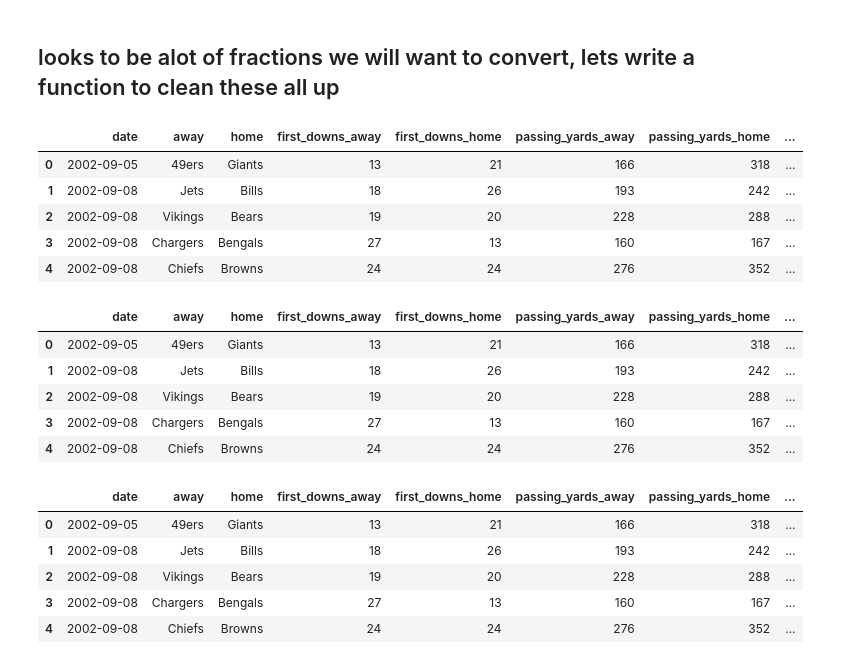
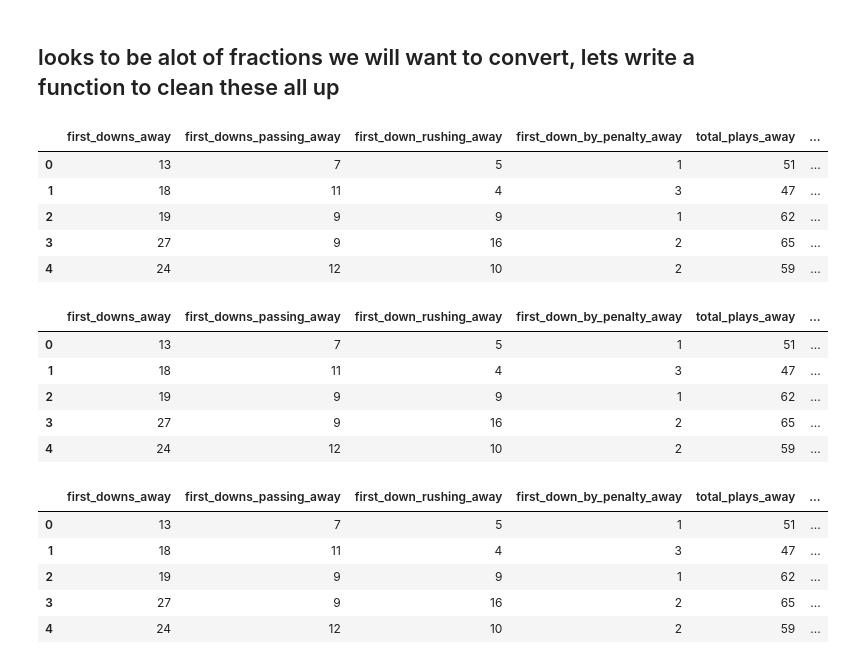
Before and after one commit to lawson-roberts/nfl_statistics, a Jupyter notebook: cleaning_nfl_dataset.ipynb, the cells around one changed output. Cells and saved outputs as stored; diff of their text form; code cells hidden in the pictures.

```diff
--- a/cleaning_nfl_dataset.ipynb
+++ b/cleaning_nfl_dataset.ipynb
@@ -6,6 +6,8 @@ import numpy as np
 # %%
 pd.set_option('display.max_columns', None)
 
-df = pd.read_csv('data/nfl_dataset_2002-2019week6.csv')
-df.head()
+#df = pd.read_csv('data/nfl_dataset_2002-2019week6.csv')
+df = pd.read_csv('data/nfl_historical_game_detail.csv')
+# df = df.drop(columns='Unnamed: 0')
+df.info()
 # %% [output]
@@ -36,21 +58,21 @@ def convert_fraction(column_name, new_column_name):
     df.drop(columns =[column_name, 'numerator', 'denominator'], inplace = True)
     return df
 # %%
-df = convert_fraction("third_downs_away", "third_down_conversion")
-df = convert_fraction("third_downs_home", "third_downs_home_conversion")
-df = convert_fraction("fourth_downs_away", "fourth_downs_away_conversion")
-df = convert_fraction("fourth_downs_home", "fourth_downs_home_conversion")
-df = convert_fraction("comp_att_away", "comp_att_away_conversion")
-df = convert_fraction("comp_att_home", "comp_att_home_conversion")
+df = convert_fraction("third_down_away", "third_down_away")
+df = convert_fraction("third_down_home", "third_down_home")
+df = convert_fraction("fourth_down_away", "fourth_down_away")
+df = convert_fraction("fourth_down_home", "fourth_down_home")
+df = convert_fraction("comp_att_away", "comp_att_away")
+df = convert_fraction("comp_att_home", "comp_att_home")
 df = df.fillna(0)
 df.head()
 # %% [output]
-|  | date | away | home | first_downs_away | first_downs_home | passing_yards_away | passing_yards_home | ... |
-| 0 | 2002-09-05 | 49ers | Giants | 13 | 21 | 166 | 318 | ... |
-| 1 | 2002-09-08 | Jets | Bills | 18 | 26 | 193 | 242 | ... |
-| 2 | 2002-09-08 | Vikings | Bears | 19 | 20 | 228 | 288 | ... |
-| 3 | 2002-09-08 | Chargers | Bengals | 27 | 13 | 160 | 167 | ... |
-| 4 | 2002-09-08 | Chiefs | Browns | 24 | 24 | 276 | 352 | ... |
+|  | first_downs_away | first_downs_passing_away | first_down_rushing_away | first_down_by_penalty_away | total_plays_away | ... |
+| 0 | 13 | 7 | 5 | 1 | 51 | ... |
+| 1 | 18 | 11 | 4 | 3 | 47 | ... |
+| 2 | 19 | 9 | 9 | 1 | 62 | ... |
+| 3 | 27 | 9 | 16 | 2 | 65 | ... |
+| 4 | 24 | 12 | 10 | 2 | 59 | ... |
 # %%
 def convert_att_yards(column_name):
     # new data frame with split value columns
@@ -72,10 +94,10 @@ def convert_att_yards(column_name):
     return df
 # %%
 ## need to clean a few other variables that are being treated as str's
-df = convert_att_yards("sacks_away")
-df = convert_att_yards("sacks_home")
-df = convert_att_yards("penalties_away")
-df = convert_att_yards("penalties_home")
+df = convert_att_yards("sack_yards_lost_away")
+df = convert_att_yards("sack_yards_lost_home")
+df = convert_att_yards("penalty_away")
+df = convert_att_yards("penalty_home")
 
 ## change possession into float
 df['possession_away'] = df['possession_away'].str.replace(':', '.')
@@ -84,21 +106,21 @@ df['possession_away'] = df['possession_away'].astype(float)
 df['possession_home'] = df['possession_home'].astype(float)
 df.head()
 # %% [output]
-|  | date | away | home | first_downs_away | first_downs_home | passing_yards_away | passing_yards_home | ... |
-| 0 | 2002-09-05 | 49ers | Giants | 13 | 21 | 166 | 318 | ... |
-| 1 | 2002-09-08 | Jets | Bills | 18 | 26 | 193 | 242 | ... |
-| 2 | 2002-09-08 | Vikings | Bears | 19 | 20 | 228 | 288 | ... |
-| 3 | 2002-09-08 | Chargers | Bengals | 27 | 13 | 160 | 167 | ... |
-| 4 | 2002-09-08 | Chiefs | Browns | 24 | 24 | 276 | 352 | ... |
+|  | first_downs_away | first_downs_passing_away | first_down_rushing_away | first_down_by_penalty_away | total_plays_away | ... |
+| 0 | 13 | 7 | 5 | 1 | 51 | ... |
+| 1 | 18 | 11 | 4 | 3 | 47 | ... |
+| 2 | 19 | 9 | 9 | 1 | 62 | ... |
+| 3 | 27 | 9 | 16 | 2 | 65 | ... |
+| 4 | 24 | 12 | 10 | 2 | 59 | ... |
 # %%
 ## needing to declare the winning team to create target variable
-df['target'] = np.where(df['score_away'] > df['score_home'], 1, 0)
-df['winning_team'] = np.where(df['score_away'] > df['score_home'], df['away'], df['home'])
+df['target'] = np.where(df['away_score'] > df['home_score'], 1, 0)
+df['winning_team'] = np.where(df['away_score'] > df['home_score'], df['away_team'], df['home_team'])
 df.head()
 # %% [output]
-|  | date | away | home | first_downs_away | first_downs_home | passing_yards_away | passing_yards_home | ... |
-| 0 | 2002-09-05 | 49ers | Giants | 13 | 21 | 166 | 318 | ... |
-| 1 | 2002-09-08 | Jets | Bills | 18 | 26 | 193 | 242 | ... |
-| 2 | 2002-09-08 | Vikings | Bears | 19 | 20 | 228 | 288 | ... |
-| 3 | 2002-09-08 | Chargers | Bengals | 27 | 13 | 160 | 167 | ... |
-| 4 | 2002-09-08 | Chiefs | Browns | 24 | 24 | 276 | 352 | ... |
+|  | first_downs_away | first_downs_passing_away | first_down_rushing_away | first_down_by_penalty_away | total_plays_away | ... |
+| 0 | 13 | 7 | 5 | 1 | 51 | ... |
+| 1 | 18 | 11 | 4 | 3 | 47 | ... |
+| 2 | 19 | 9 | 9 | 1 | 62 | ... |
+| 3 | 27 | 9 | 16 | 2 | 65 | ... |
+| 4 | 24 | 12 | 10 | 2 | 59 | ... |
```
Also changed, not shown: parts of 7 cells of this notebook, 24 other files.
